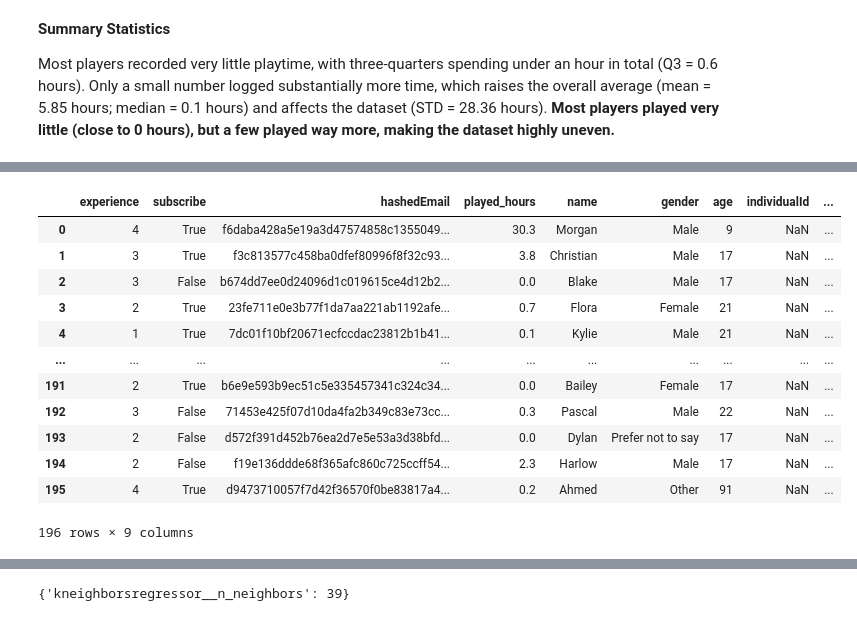
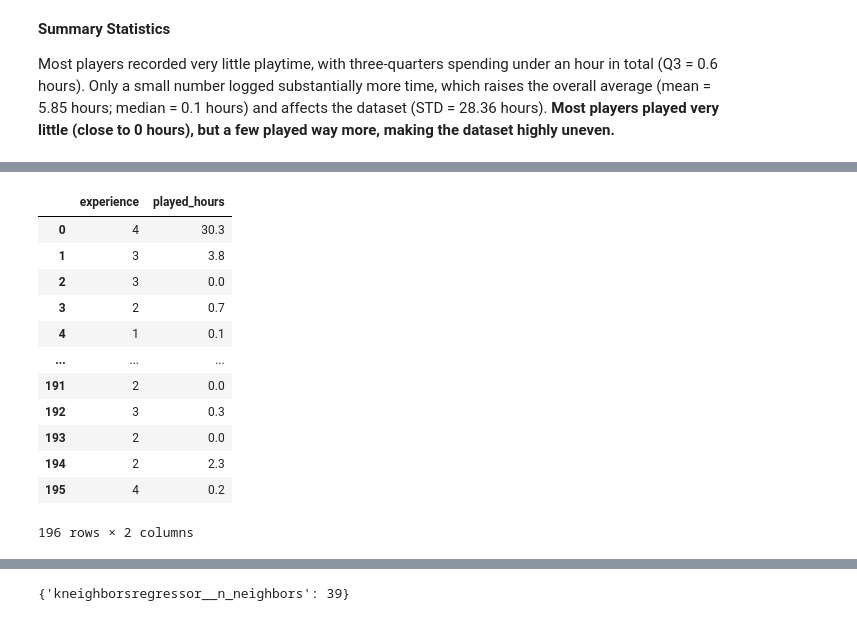
Before and after one commit to sydlpeters/dsci-group-2025w1-group-101-1, a Jupyter notebook: FinalProject.ipynb, the cells around one changed output, grey strips where cells are left out. Cells and saved outputs as stored; diff of their text form; code cells hidden in the pictures.

```diff
--- a/FinalProject.ipynb
+++ b/FinalProject.ipynb
@@ -99,11 +99,7 @@ players
 196 rows × 9 columns
 # %%
 # Drop columns that are entirely missing(NaN)
-players_tidy = players.drop(columns=["individualId", "organizationName", "name", "gender", "hashedEmail", "age"])
+players_tidy = players.drop(columns=["individualId", "organizationName", "name", "gender", "hashedEmail", "age","subscribe"])
 # Preview tidy players_tidy
 players_tidy.head()
-
-# Change variables to numeric here
-
-# Split here
 # %% [output]
@@ -183,25 +181,25 @@ plot4
 # %%
 experience_map = {
     "Beginner" : 0,
     "Regular": 1,
     "Amateur": 2,
     "Veteran": 3,
     "Pro": 4
 }
 # Put above
-players["experience"] = players["experience"].map(experience_map)
-players
+players_tidy["experience"] = players_tidy["experience"].map(experience_map)
+players_tidy
 # %% [output]
-|  | experience | subscribe | hashedEmail | played_hours | name | gender | age | individualId | ... |
-| 0 | 4 | True | f6daba428a5e19a3d47574858c1355049... | 30.3 | Morgan | Male | 9 | NaN | ... |
-| 1 | 3 | True | f3c813577c458ba0dfef80996f8f32c93... | 3.8 | Christian | Male | 17 | NaN | ... |
-| 2 | 3 | False | b674dd7ee0d24096d1c019615ce4d12b2... | 0.0 | Blake | Male | 17 | NaN | ... |
-| 3 | 2 | True | 23fe711e0e3b77f1da7aa221ab1192afe... | 0.7 | Flora | Female | 21 | NaN | ... |
-| 4 | 1 | True | 7dc01f10bf20671ecfccdac23812b1b41... | 0.1 | Kylie | Male | 21 | NaN | ... |
-| ... | ... | ... | ... | ... | ... | ... | ... | ... | ... |
-| 191 | 2 | True | b6e9e593b9ec51c5e335457341c324c34... | 0.0 | Bailey | Female | 17 | NaN | ... |
-| 192 | 3 | False | 71453e425f07d10da4fa2b349c83e73cc... | 0.3 | Pascal | Male | 22 | NaN | ... |
-| 193 | 2 | False | d572f391d452b76ea2d7e5e53a3d38bfd... | 0.0 | Dylan | Prefer not to say | 17 | NaN | ... |
-| 194 | 2 | False | f19e136ddde68f365afc860c725ccff54... | 2.3 | Harlow | Male | 17 | NaN | ... |
-| 195 | 4 | True | d9473710057f7d42f36570f0be83817a4... | 0.2 | Ahmed | Other | 91 | NaN | ... |
+|  | experience | played_hours |
+| 0 | 4 | 30.3 |
+| 1 | 3 | 3.8 |
+| 2 | 3 | 0.0 |
+| 3 | 2 | 0.7 |
+| 4 | 1 | 0.1 |
+| ... | ... | ... |
+| 191 | 2 | 0.0 |
+| 192 | 3 | 0.3 |
+| 193 | 2 | 0.0 |
+| 194 | 2 | 2.3 |
+| 195 | 4 | 0.2 |
-196 rows × 9 columns
+196 rows × 2 columns
```
Also changed, not shown: parts of 30 cells of this notebook.
